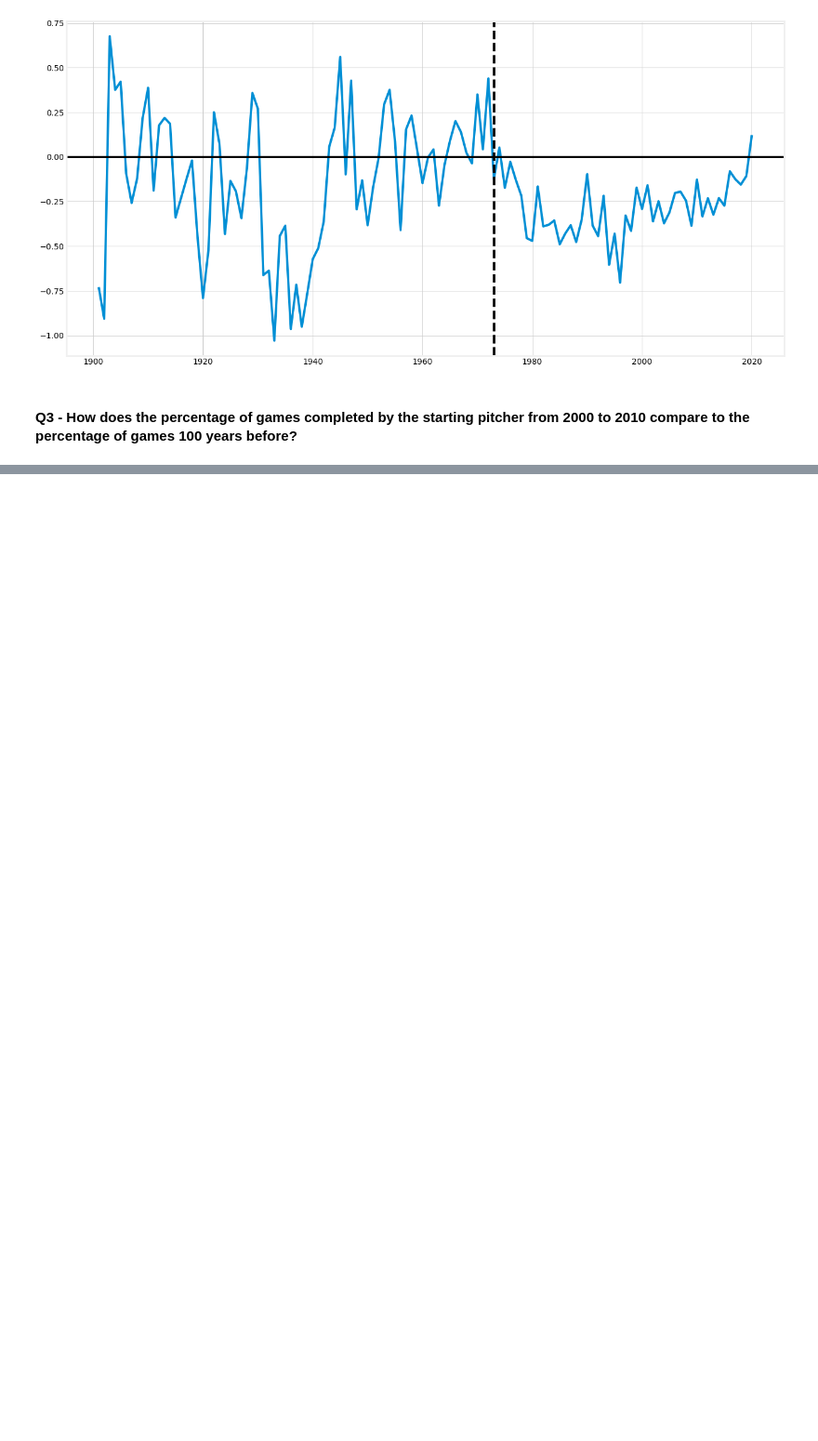
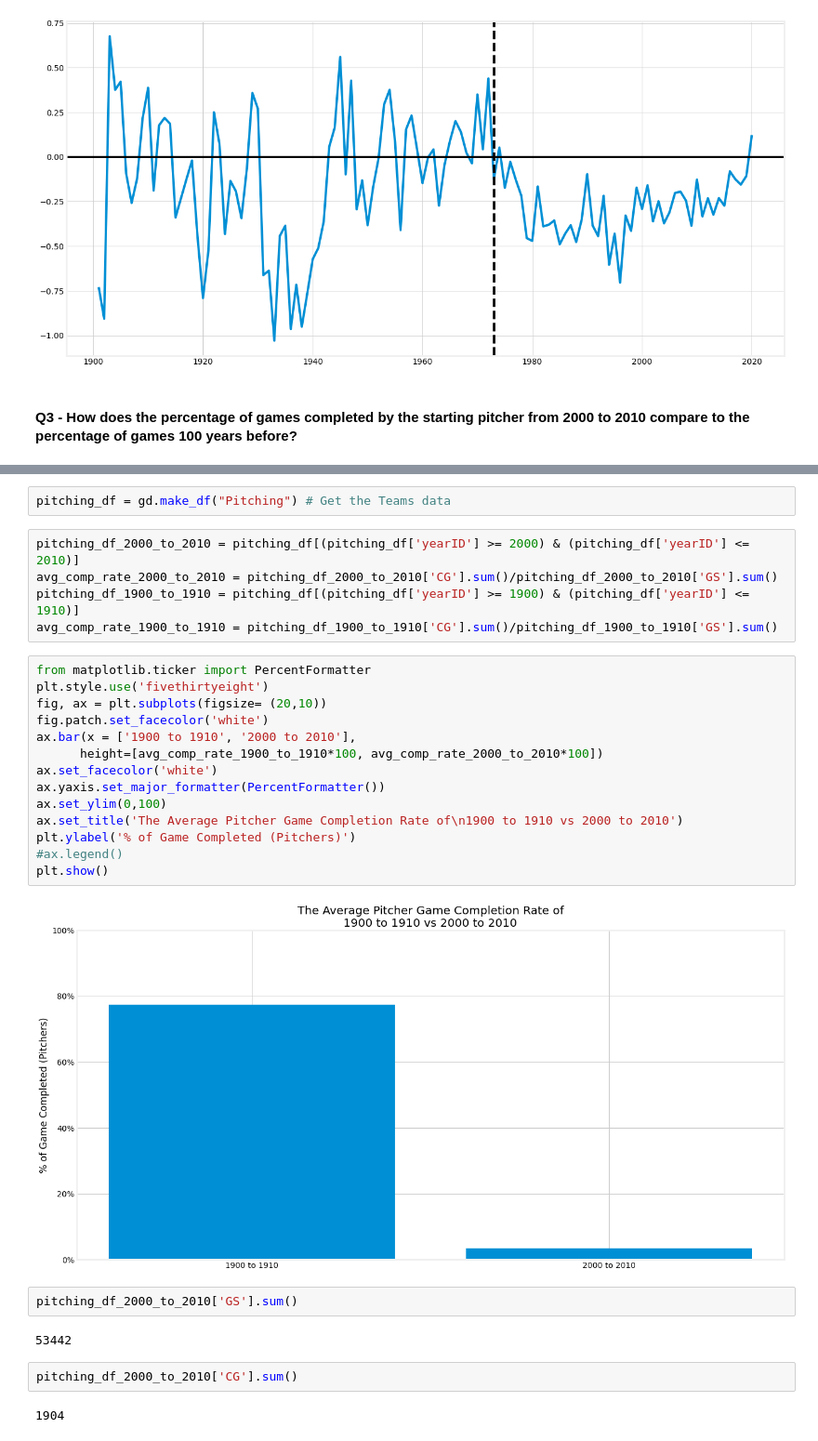
Before and after one commit to mattstonkus/Analyzing_Baseball_Data_Python, a Jupyter notebook: Intro to the Datasets.ipynb, the cells around one changed output, grey strips where cells are left out. Shown: that part at 93% size. Cells and saved outputs as stored; diff of their text form; blank space fills up the shorter version.

```diff
--- a/Intro to the Datasets.ipynb
+++ b/Intro to the Datasets.ipynb
@@ -152,0 +151,31 @@ plt.show()
+# %%
+pitching_df = gd.make_df("Pitching") # Get the Teams data
+# %%
+pitching_df_2000_to_2010 = pitching_df[(pitching_df['yearID'] >= 2000) & (pitching_df['yearID'] <= 2010)]
+avg_comp_rate_2000_to_2010 = pitching_df_2000_to_2010['CG'].sum()/pitching_df_2000_to_2010['GS'].sum()
+pitching_df_1900_to_1910 = pitching_df[(pitching_df['yearID'] >= 1900) & (pitching_df['yearID'] <= 1910)]
+avg_comp_rate_1900_to_1910 = pitching_df_1900_to_1910['CG'].sum()/pitching_df_1900_to_1910['GS'].sum()
+# %%
+from matplotlib.ticker import PercentFormatter
+plt.style.use('fivethirtyeight')
+fig, ax = plt.subplots(figsize= (20,10))
+fig.patch.set_facecolor('white')
+ax.bar(x = ['1900 to 1910', '2000 to 2010'],
+      height=[avg_comp_rate_1900_to_1910*100, avg_comp_rate_2000_to_2010*100])
+ax.set_facecolor('white')
+ax.yaxis.set_major_formatter(PercentFormatter())
+ax.set_ylim(0,100)
+ax.set_title('The Average Pitcher Game Completion Rate of\n1900 to 1910 vs 2000 to 2010')
+plt.ylabel('% of Game Completed (Pitchers)')
+#ax.legend()
+plt.show()
+# %% [output]
+[figure, added]
+# %%
+pitching_df_2000_to_2010['GS'].sum()
+# %% [output]
+53442
+# %%
+pitching_df_2000_to_2010['CG'].sum()
+# %% [output]
+1904
```
Also changed, not shown: parts of 3 cells of this notebook.
